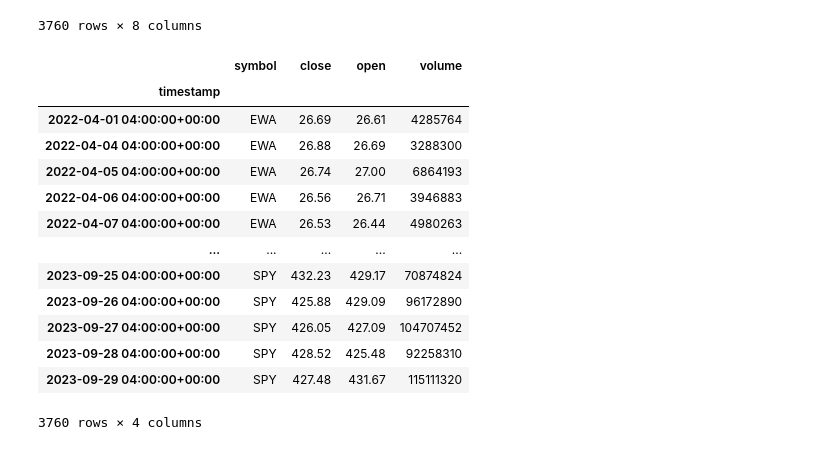
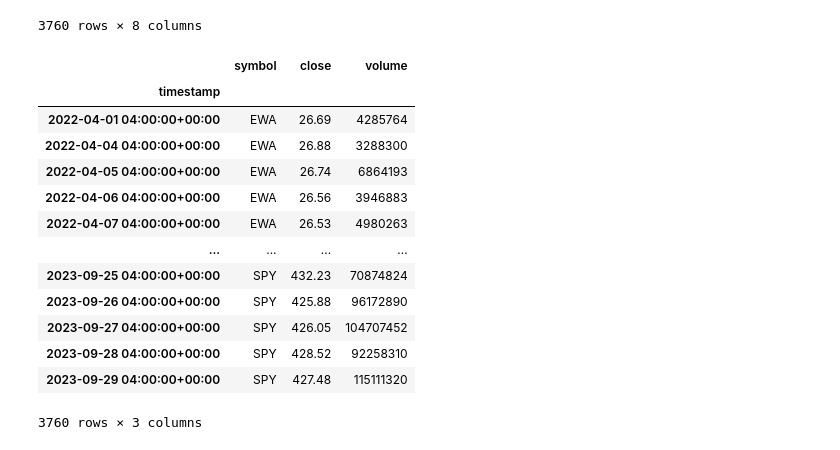
Before and after one commit to 15jarom/GroupProject1, a Jupyter notebook: UpDownFlat.ipynb, the cells around one changed output. Cells and saved outputs as stored; diff of their text form; code cells hidden in the pictures.

```diff
--- a/UpDownFlat.ipynb
+++ b/UpDownFlat.ipynb
@@ -76,27 +76,27 @@ df_portfolio
 3760 rows × 8 columns
 # %%
 #Drop unnecessary columns for our portfolio dataframe
-df_portfolio.drop(columns=['high','low','trade_count','vwap'], axis=1, inplace=True)
+df_portfolio.drop(columns=['high','low','open','trade_count','vwap'], axis=1, inplace=True)
 
 #Rearrange columns
-df_portfolio = df_portfolio[['symbol', 'close', 'open', 'volume']]
+df_portfolio = df_portfolio[['symbol', 'close', 'volume']]
 
 df_portfolio
 # %% [output]
-|  | symbol | close | open | volume |
-| timestamp |  |  |  |  |
-| 2022-04-01 04:00:00+00:00 | EWA | 26.69 | 26.61 | 4285764 |
-| 2022-04-04 04:00:00+00:00 | EWA | 26.88 | 26.69 | 3288300 |
-| 2022-04-05 04:00:00+00:00 | EWA | 26.74 | 27.00 | 6864193 |
-| 2022-04-06 04:00:00+00:00 | EWA | 26.56 | 26.71 | 3946883 |
-| 2022-04-07 04:00:00+00:00 | EWA | 26.53 | 26.44 | 4980263 |
-| ... | ... | ... | ... | ... |
-| 2023-09-25 04:00:00+00:00 | SPY | 432.23 | 429.17 | 70874824 |
-| 2023-09-26 04:00:00+00:00 | SPY | 425.88 | 429.09 | 96172890 |
-| 2023-09-27 04:00:00+00:00 | SPY | 426.05 | 427.09 | 104707452 |
-| 2023-09-28 04:00:00+00:00 | SPY | 428.52 | 425.48 | 92258310 |
-| 2023-09-29 04:00:00+00:00 | SPY | 427.48 | 431.67 | 115111320 |
+|  | symbol | close | volume |
+| timestamp |  |  |  |
+| 2022-04-01 04:00:00+00:00 | EWA | 26.69 | 4285764 |
+| 2022-04-04 04:00:00+00:00 | EWA | 26.88 | 3288300 |
+| 2022-04-05 04:00:00+00:00 | EWA | 26.74 | 6864193 |
+| 2022-04-06 04:00:00+00:00 | EWA | 26.56 | 3946883 |
+| 2022-04-07 04:00:00+00:00 | EWA | 26.53 | 4980263 |
+| ... | ... | ... | ... |
+| 2023-09-25 04:00:00+00:00 | SPY | 432.23 | 70874824 |
+| 2023-09-26 04:00:00+00:00 | SPY | 425.88 | 96172890 |
+| 2023-09-27 04:00:00+00:00 | SPY | 426.05 | 104707452 |
+| 2023-09-28 04:00:00+00:00 | SPY | 428.52 | 92258310 |
+| 2023-09-29 04:00:00+00:00 | SPY | 427.48 | 115111320 |
-3760 rows × 4 columns
+3760 rows × 3 columns
 # %%
 # Reorganize the DataFrame and separate ticker data
 # Order:  SPY, EWA, EWC, EWJ, EWU, EWZ, EWW, EZU, IWM, MCHI
```
Also changed, not shown: parts of 5 cells of this notebook.
